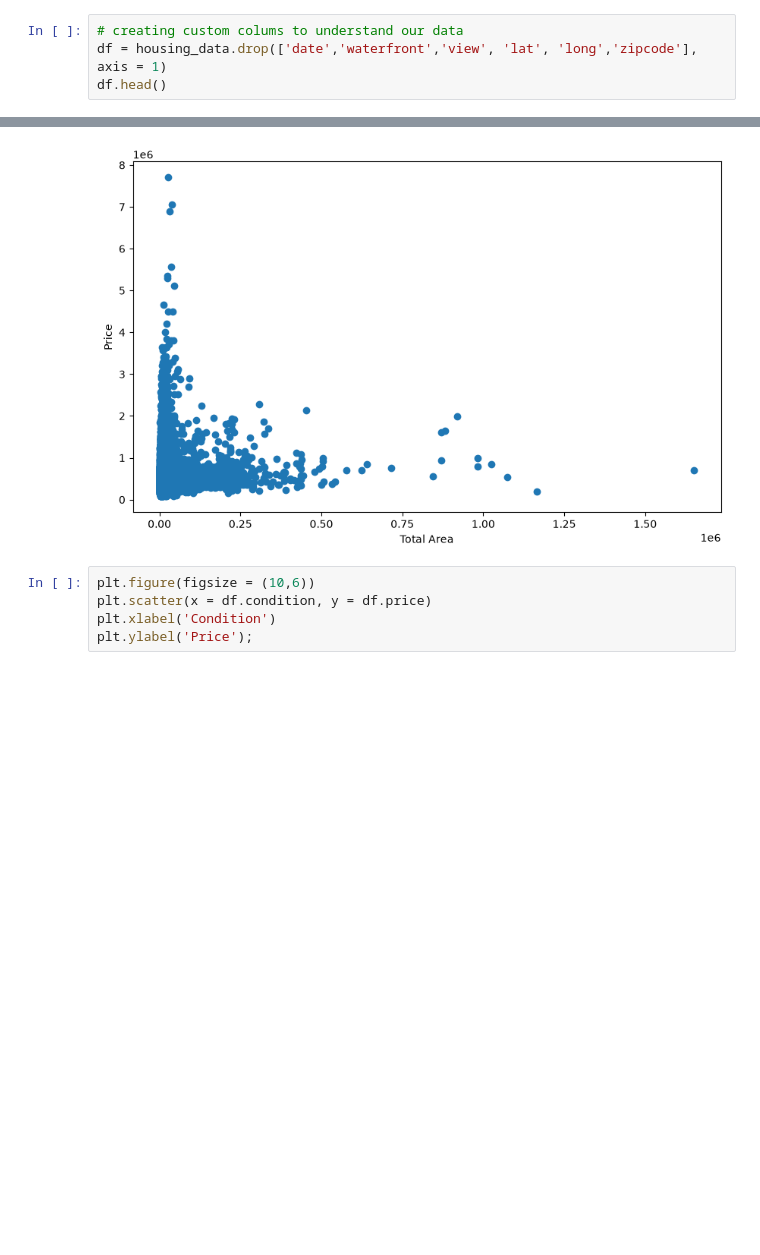
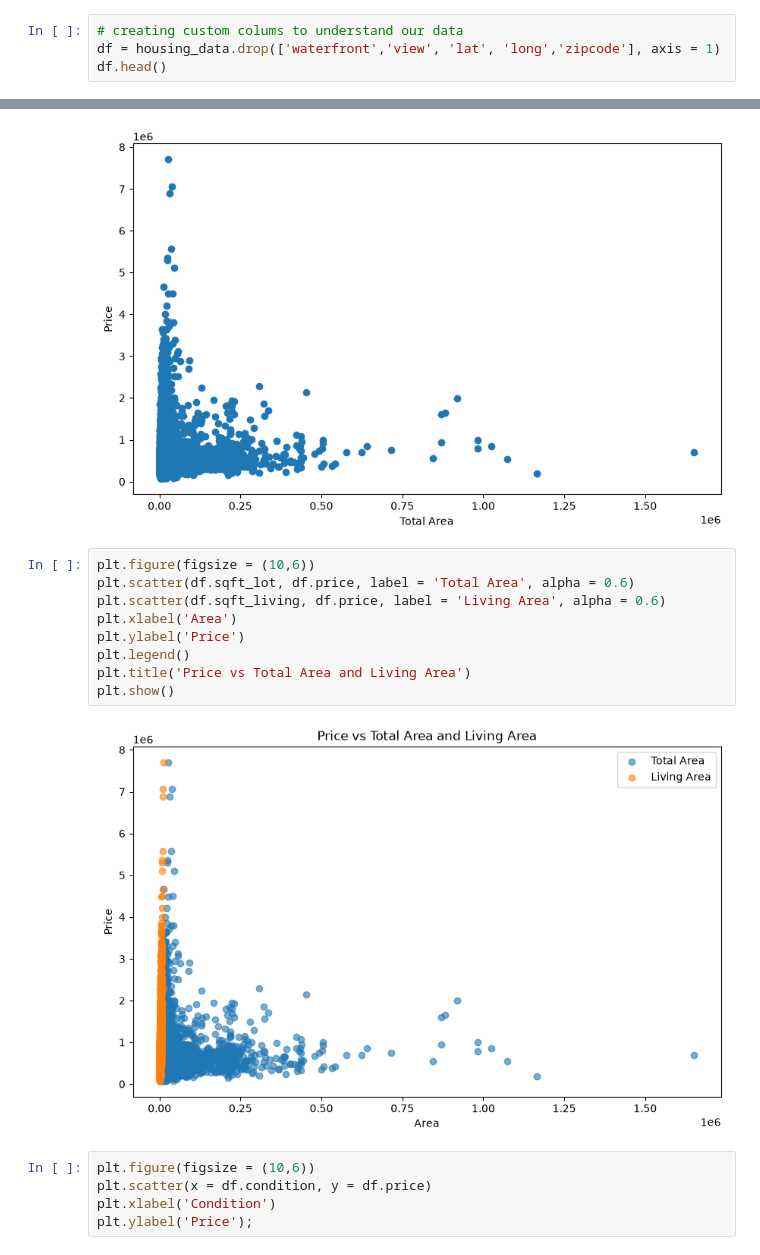
Before and after one commit to vivek-rawat-09/king-county-house-price-prediction, a Jupyter notebook: House_Sales_KC.ipynb, the cells around one changed output, grey strips where cells are left out. Saved outputs shown, nothing was run; the diff lists cells and outputs as text; blank space fills up the shorter version.

```diff
--- a/House_Sales_KC.ipynb
+++ b/House_Sales_KC.ipynb
@@ -80,7 +80,7 @@ housing_data.describe()
 **Step : 1**
 # %%
 # creating custom colums to understand our data
-df = housing_data.drop(['date','waterfront','view', 'lat', 'long','zipcode'], axis = 1)
+df = housing_data.drop(['waterfront','view', 'lat', 'long','zipcode'], axis = 1)
 df.head()
 # %% [output]
 |  | price | bedrooms | bathrooms | sqft_living | sqft_lot | floors | condition | grade | sqft_above | ... |
@@ -117,6 +117,17 @@ plt.xlabel('Total Area')
 plt.ylabel('Price');
 # %% [output]
 [figure]
+# %%
+plt.figure(figsize = (10,6))
+plt.scatter(df.sqft_lot, df.price, label = 'Total Area', alpha = 0.6)
+plt.scatter(df.sqft_living, df.price, label = 'Living Area', alpha = 0.6)
+plt.xlabel('Area')
+plt.ylabel('Price')
+plt.legend()
+plt.title('Price vs Total Area and Living Area')
+plt.show()
+# %% [output]
+[figure, added]
 # %%
 plt.figure(figsize = (10,6))
 plt.scatter(x = df.condition, y = df.price)
```
Also changed, not shown: parts of 23 cells of this notebook, 2 other files.
